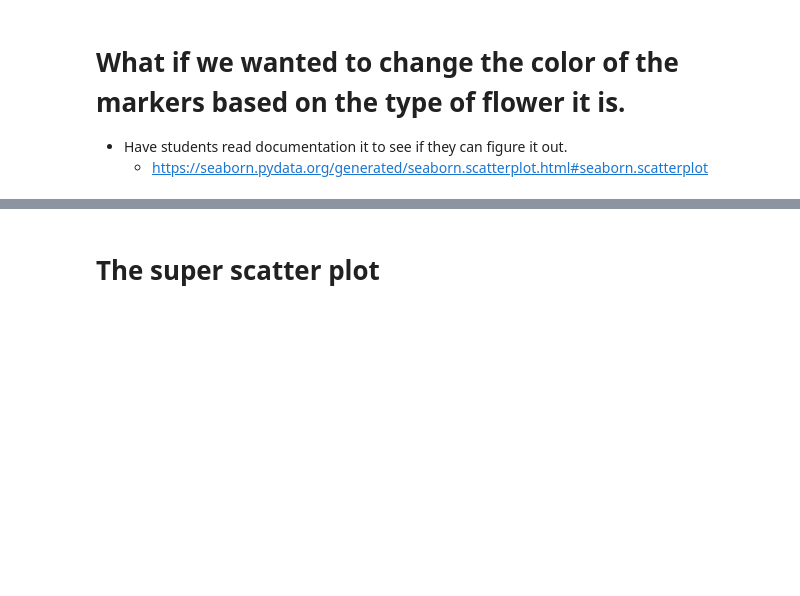
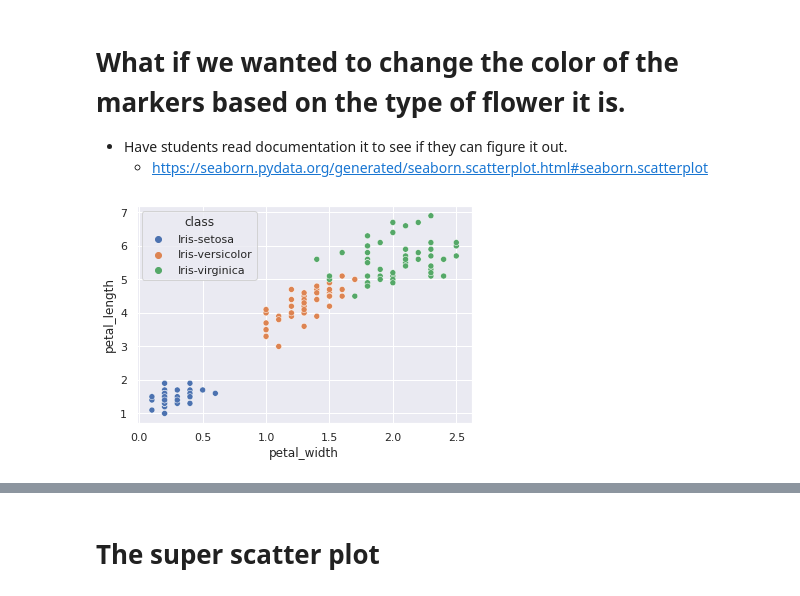
Before and after one commit to okGus/2021-fall-data-science, a Jupyter notebook: Week-02-EDA/Lecture-EDA.ipynb, the cells around one changed output, grey strips where cells are left out. Drawn from its saved outputs; the diff is of its cells as text; code cells hidden in the pictures; blank space fills up the shorter version.

```diff
--- a/Week-02-EDA/Lecture-EDA.ipynb
+++ b/Week-02-EDA/Lecture-EDA.ipynb
@@ -71,7 +137,7 @@ Because `df.duplicated()` returns a selection boolean mask, where it is `True` w
 # %%
 # Ask students to solve this one...
 
-
+print(df.shape, 'before dropping dupes')
 # Another way to do the same thing
-# df = df.drop_duplicates()
-print(df.shape)
+df = df.drop_duplicates()
+print(df.shape, 'after dropping dupes')
@@ -170,8 +261,10 @@ sns.scatterplot(data=df,
 # %%
 sns.scatterplot(data=df,
                 x='petal_width',
                 y='petal_length',
-                ......................??? );
+                hue='class' );
+# %% [output]
+[figure, added]
 # %%
 sns.scatterplot(data=df,
                 x='petal_width',
```
Also changed, not shown: parts of 31 cells of this notebook, 1 other file.
